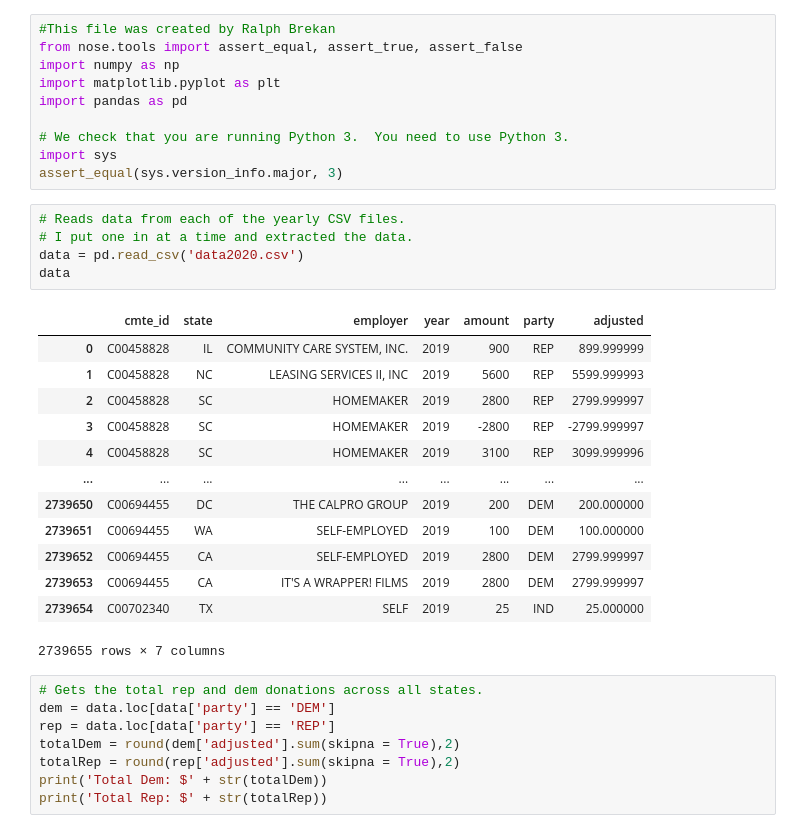
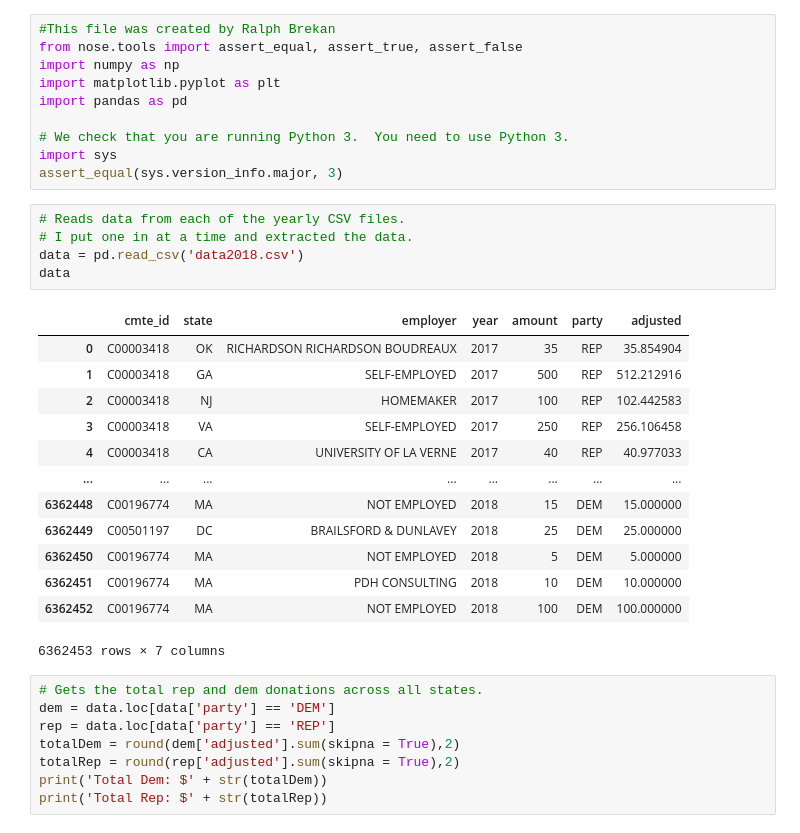
Before and after one commit to SolidAxel/usafec, a Jupyter notebook: Data/ExtractDataForProject.ipynb, the cells around one changed output. Drawn from its saved outputs; the diff is of its cells as text.

```diff
--- a/Data/ExtractDataForProject.ipynb
+++ b/Data/ExtractDataForProject.ipynb
@@ -11,22 +11,22 @@ assert_equal(sys.version_info.major, 3)
 # %%
 # Reads data from each of the yearly CSV files.
 # I put one in at a time and extracted the data.
-data = pd.read_csv('data2020.csv')
+data = pd.read_csv('data2018.csv')
 data
 # %% [output]
 |  | cmte_id | state | employer | year | amount | party | adjusted |
-| 0 | C00458828 | IL | COMMUNITY CARE SYSTEM, INC. | 2019 | 900 | REP | 899.999999 |
-| 1 | C00458828 | NC | LEASING SERVICES II, INC | 2019 | 5600 | REP | 5599.999993 |
-| 2 | C00458828 | SC | HOMEMAKER | 2019 | 2800 | REP | 2799.999997 |
-| 3 | C00458828 | SC | HOMEMAKER | 2019 | -2800 | REP | -2799.999997 |
-| 4 | C00458828 | SC | HOMEMAKER | 2019 | 3100 | REP | 3099.999996 |
+| 0 | C00003418 | OK | RICHARDSON RICHARDSON BOUDREAUX | 2017 | 35 | REP | 35.854904 |
+| 1 | C00003418 | GA | SELF-EMPLOYED | 2017 | 500 | REP | 512.212916 |
+| 2 | C00003418 | NJ | HOMEMAKER | 2017 | 100 | REP | 102.442583 |
+| 3 | C00003418 | VA | SELF-EMPLOYED | 2017 | 250 | REP | 256.106458 |
+| 4 | C00003418 | CA | UNIVERSITY OF LA VERNE | 2017 | 40 | REP | 40.977033 |
 | ... | ... | ... | ... | ... | ... | ... | ... |
-| 2739650 | C00694455 | DC | THE CALPRO GROUP | 2019 | 200 | DEM | 200.000000 |
-| 2739651 | C00694455 | WA | SELF-EMPLOYED | 2019 | 100 | DEM | 100.000000 |
-| 2739652 | C00694455 | CA | SELF-EMPLOYED | 2019 | 2800 | DEM | 2799.999997 |
-| 2739653 | C00694455 | CA | IT'S A WRAPPER! FILMS | 2019 | 2800 | DEM | 2799.999997 |
-| 2739654 | C00702340 | TX | SELF | 2019 | 25 | IND | 25.000000 |
+| 6362448 | C00196774 | MA | NOT EMPLOYED | 2018 | 15 | DEM | 15.000000 |
+| 6362449 | C00501197 | DC | BRAILSFORD & DUNLAVEY | 2018 | 25 | DEM | 25.000000 |
+| 6362450 | C00196774 | MA | NOT EMPLOYED | 2018 | 5 | DEM | 5.000000 |
+| 6362451 | C00196774 | MA | PDH CONSULTING | 2018 | 10 | DEM | 10.000000 |
+| 6362452 | C00196774 | MA | NOT EMPLOYED | 2018 | 100 | DEM | 100.000000 |
-2739655 rows × 7 columns
+6362453 rows × 7 columns
 # %%
 # Gets the total rep and dem donations across all states.
 dem = data.loc[data['party'] == 'DEM']
```
Also changed, not shown: parts of 2 cells of this notebook, 3 other files.
